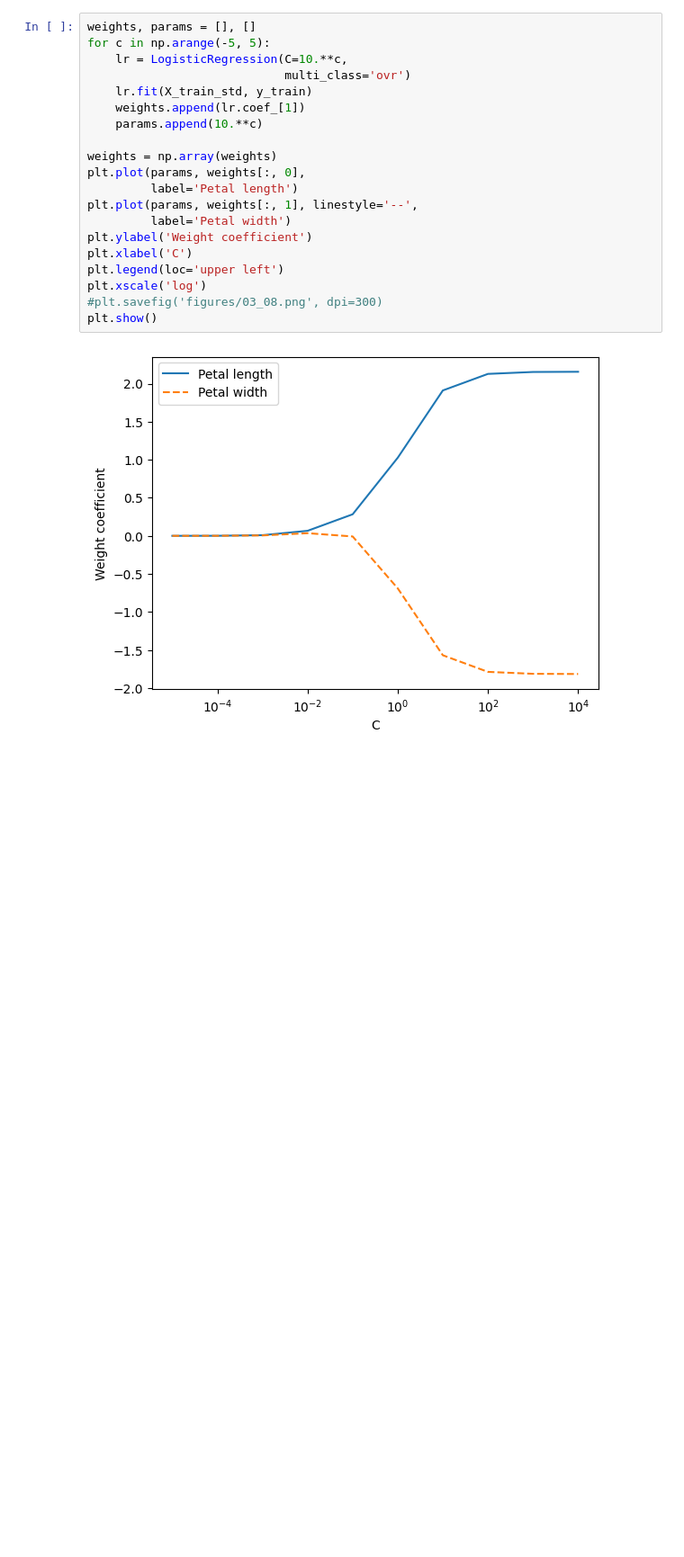
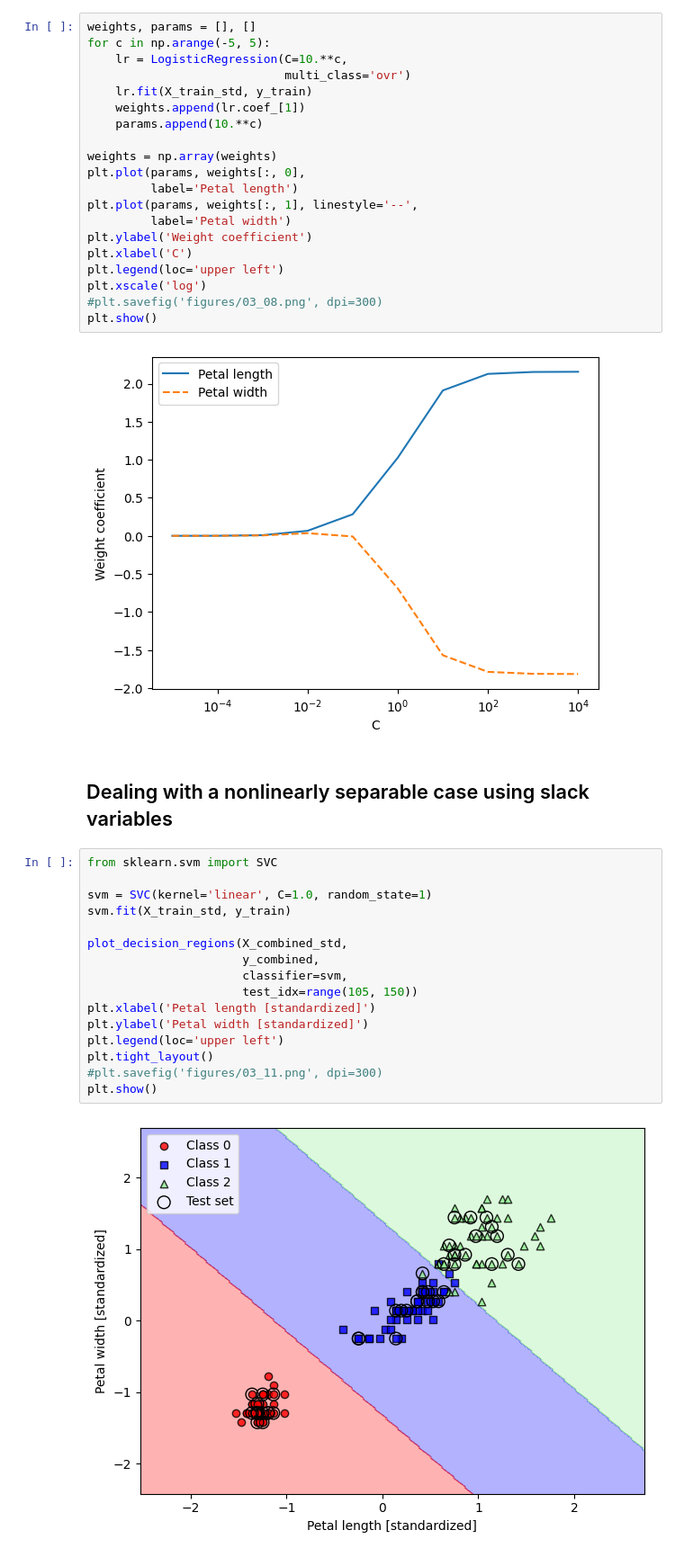
Before and after one commit to CllsPy/learn_ai, a Jupyter notebook: livros/ML with Pytorch & Sklearn/ch03/notebooks/ch03-ml-com-pytorch.ipynb, the cells around one changed output. Shown: that part at 90% size. Cells and saved outputs as stored; diff of their text form; blank space fills up the shorter version.

```diff
--- a/livros/ML with Pytorch & Sklearn/ch03/notebooks/ch03-ml-com-pytorch.ipynb
+++ b/livros/ML with Pytorch & Sklearn/ch03/notebooks/ch03-ml-com-pytorch.ipynb
@@ -366,3 +366,23 @@ plt.xscale('log')
 plt.show()
 # %% [output]
 [figure]
+# %% [markdown]
+## Dealing with a nonlinearly separable case using slack variables
+# %%
+from sklearn.svm import SVC
+
+svm = SVC(kernel='linear', C=1.0, random_state=1)
+svm.fit(X_train_std, y_train)
+
+plot_decision_regions(X_combined_std,
+                      y_combined,
+                      classifier=svm,
+                      test_idx=range(105, 150))
+plt.xlabel('Petal length [standardized]')
+plt.ylabel('Petal width [standardized]')
+plt.legend(loc='upper left')
+plt.tight_layout()
+#plt.savefig('figures/03_11.png', dpi=300)
+plt.show()
+# %% [output]
+[figure, added]
```
Also changed, not shown: parts of 13 cells of this notebook.
